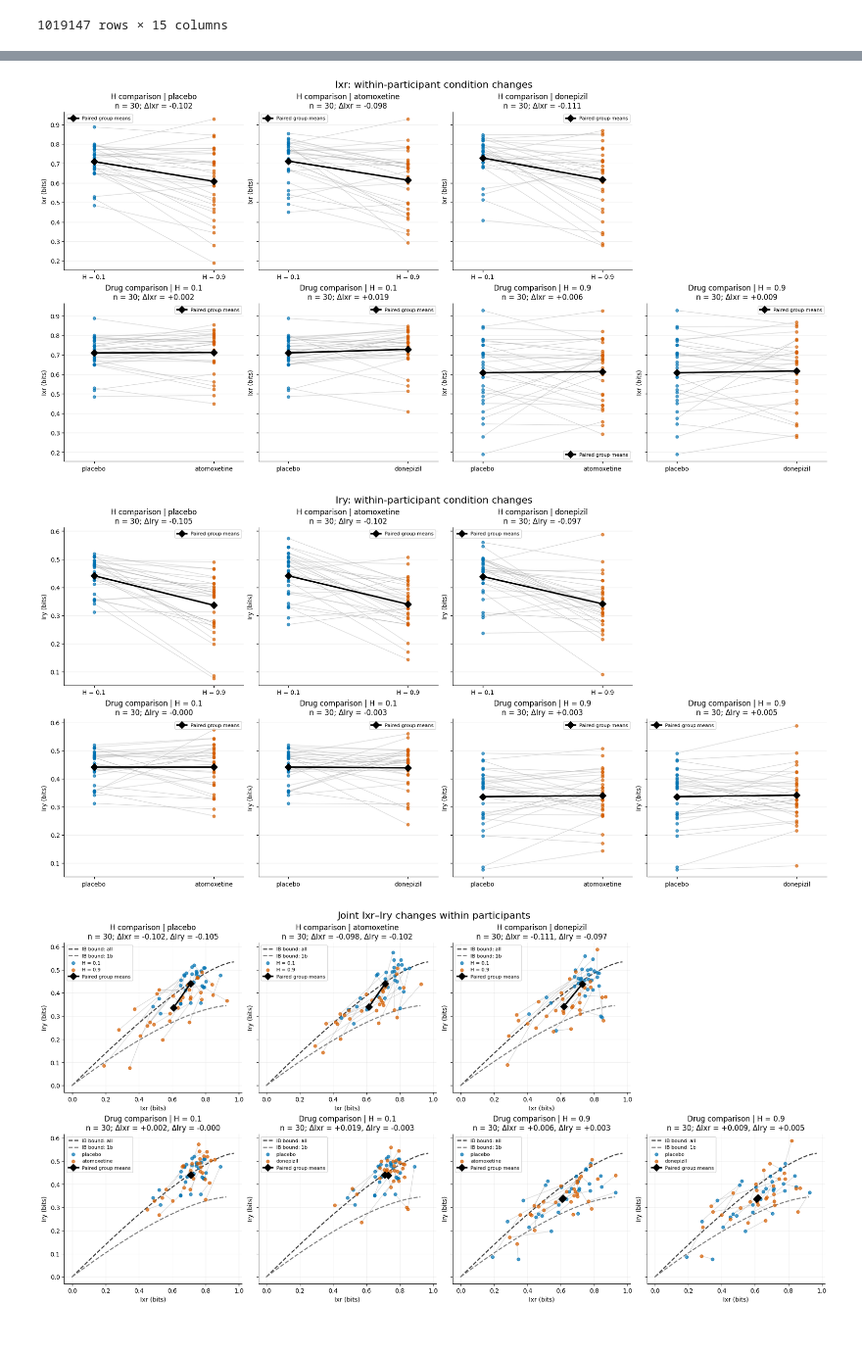
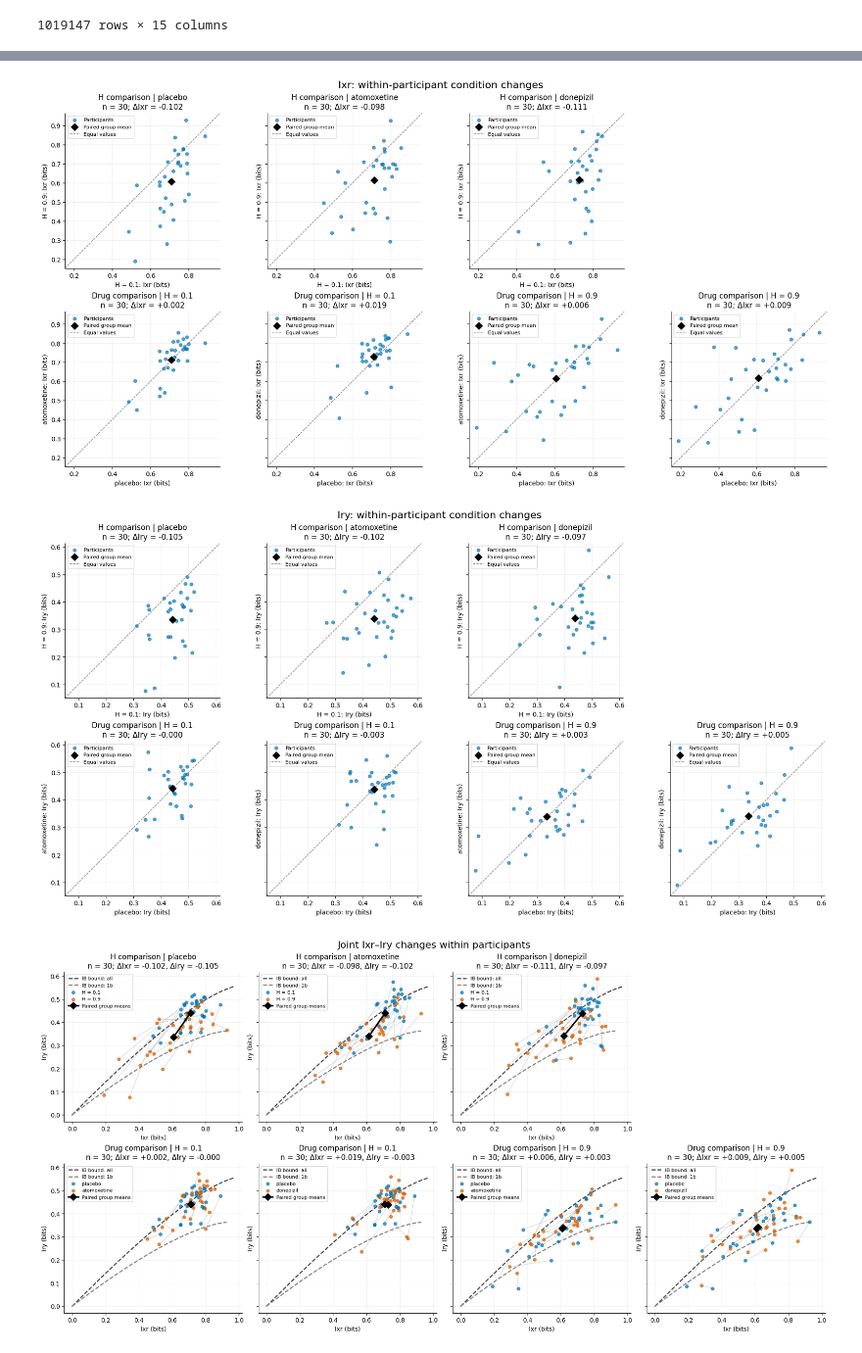
Before and after one commit to jacobaparker/Copy_Murphy2021, a Jupyter notebook: pharma/IB_analysis.ipynb, the cells around one changed output, grey strips where cells are left out. Shown at 98% size. Cells and saved outputs as stored; diff of their text form; code cells hidden in the pictures.

Commit message:
analysis of within-individual variability of pharma data, first look at standardizing across individual bounds/trial sets

```diff
--- a/pharma/IB_analysis.ipynb
+++ b/pharma/IB_analysis.ipynb
@@ -276,7 +331,7 @@ plt.plot(np.arange(-90, 91, 1), P_sample)
 P0 = np.array([[0.5], [0.5]])
 p_YgX_sample = P_source_g_samples(Xlow,mean_neg,mean_pos,std,Hlow,P0,window_size=None)
 N_threads = 22
-IB_bound_low = get_mc_IB_bound(Ylow,p_YgX_sample,N_b=200,max_b=10,iterlimit=100000,beta_array=None,init='random', N_inits=3, betastar_array=None, N_threads=N_threads, seed=209, sort_by_beta=True)
+IB_bound_low = get_mc_IB_bound(Ylow,p_YgX_sample,N_b=200,max_b=10,iterlimit=10000,beta_array=None,init='random', N_inits=3, betastar_array=None, N_threads=N_threads, seed=209, sort_by_beta=True)
 # %%
 plt.plot(IB_bound_low['I_XR'],IB_bound_low['I_RY'])
 # %% [output]
@@ -289,7 +344,7 @@ plt.plot(IB_bound_low['beta'], IB_bound_low['I_XR'])
 [figure]
 # %%
 p_YgX_sample = P_source_g_samples(Xhigh,mean_neg,mean_pos,std,Hhigh,P0,window_size=None)
-IB_bound_high = get_mc_IB_bound(Yhigh,p_YgX_sample,N_b=200,max_b=10,iterlimit=100000,beta_array=None,init='random', N_inits=3, betastar_array=None, N_threads=N_threads, seed=209, sort_by_beta=True)
+IB_bound_high = get_mc_IB_bound(Yhigh,p_YgX_sample,N_b=100,max_b=10,iterlimit=10000,beta_array=None,init='random', N_inits=3, betastar_array=None, N_threads=N_threads, seed=209, sort_by_beta=True)
 # %%
 plt.plot(IB_bound_low['I_XR'],IB_bound_low['I_RY'])
 plt.plot(IB_bound_high['I_XR'],IB_bound_high['I_RY'])
@@ -568,0 +691,5 @@ plt.show()
+# %%
+IB_bound_low1b['info_eff'] = IB_bound_low1b['I_RY'] / np.interp(IB_bound_low1b['I_XR'],IB_bound_low['I_XR'],IB_bound_low['I_RY'])
+ibdf['Iry_sj_bound'] = ibdf['Iry'] / ibdf['Info_efficiency']
+ibdf['info_eff_CI_lower'] = ibdf['Iry_CI_lower'] / ibdf['Iry_sj_bound']
+ibdf['info_eff_CI_upper'] = ibdf['Iry_CI_upper'] / ibdf['Iry_sj_bound']
@@ -612,45 +770,59 @@ for h in [0.1, 0.9]:
 condition_colors = ('#0072B2', '#D55E00')
 
 def ib_panel_title(comparison, measures):
     pairs = comparison['pairs']
     changes = ', '.join(
         f"Δ{measure} = {(pairs[measure + '_2'] - pairs[measure + '_1']).mean():+.3f}"
         for measure in measures
     ) if len(pairs) else 'No complete pairs'
     return f"{comparison['title']}\nn = {len(pairs)}; {changes}"
 
 def ib_figure(title):
     fig, axes = plt.subplots(2, 4, figsize=(18, 9), sharex=False, sharey=True,
                              constrained_layout=True)
     axes[0, 3].set_visible(False)
     panels = [*axes[0, :3], *axes[1, :]]
     fig.suptitle(title, fontsize=16)
     return fig, panels
 
 # Separate figures for Ixr and Iry; each panel contains individual paired values.
 ib_measure_figures = {}
 for measure in ['Ixr', 'Iry']:
     fig, axes = ib_figure(f'{measure}: within-participant condition changes')
+    # Common limits for both axes and every panel of this measure.
+    all_values = np.concatenate([
+        comparison['pairs'][[measure + '_1', measure + '_2']].to_numpy().ravel()
+        for comparison in ib_comparisons
+    ])
+    if all_values.size:
+        lo, hi = all_values.min(), all_values.max()
+        padding = max((hi - lo) * 0.05, 0.01)
+        limits = (lo - padding, hi + padding)
+    else:
+        limits = (0, 1)
     for ax, comparison in zip(axes, ib_comparisons):
         pairs = comparison['pairs']
         values = pairs[[measure + '_1', measure + '_2']].to_numpy()
         if len(values):
-            ax.plot([0, 1], values.T, color='0.65', alpha=0.5, lw=0.8, zorder=1)
-            for j, (label, color) in enumerate(zip(comparison['labels'], condition_colors)):
-                ax.scatter(np.full(len(values), j), values[:, j], color=color,
-                           s=22, alpha=0.65, zorder=2)
-            ax.plot([0, 1], values.mean(axis=0), '-D', color='black', lw=2.5,
-                    markersize=8, label='Paired group means', zorder=3)
-            ax.legend(fontsize=8)
-        ax.set(xticks=[0, 1], xticklabels=comparison['labels'], xlim=(-0.25, 1.25),
-               ylabel=f'{measure} (bits)', title=ib_panel_title(comparison, [measure]))
-        ax.grid(axis='y', alpha=0.2)
+            ax.scatter(values[:, 0], values[:, 1], color='#0072B2',
+                       s=25, alpha=0.65, label='Participants', zorder=2)
+            ax.scatter(*values.mean(axis=0), marker='D', color='black',
+                       s=64, label='Paired group mean', zorder=3)
+        ax.plot(limits, limits, '--', color='0.5', lw=1,
+                label='Equal values', zorder=1)
+        ax.set(xlim=limits, ylim=limits,
+               xlabel=f"{comparison['labels'][0]}: {measure} (bits)",
+               ylabel=f"{comparison['labels'][1]}: {measure} (bits)",
+               title=ib_panel_title(comparison, [measure]))
+        ax.set_aspect('equal', adjustable='box')
+        ax.legend(fontsize=8)
+        ax.grid(alpha=0.2)
         ax.spines[['top', 'right']].set_visible(False)
     ib_measure_figures[measure] = fig
     plt.show()
 # %% [output]
-[figure, old version]
+[figure, new version]
-[figure, old version]
+[figure, new version]
 # %%
 # Joint Ixr–Iry plots: each segment connects a participant's two conditions.
 ib_joint_figure, axes = ib_figure('Joint Ixr–Iry changes within participants')
```
Also changed, not shown: parts of 51 cells of this notebook, 2 other files.
